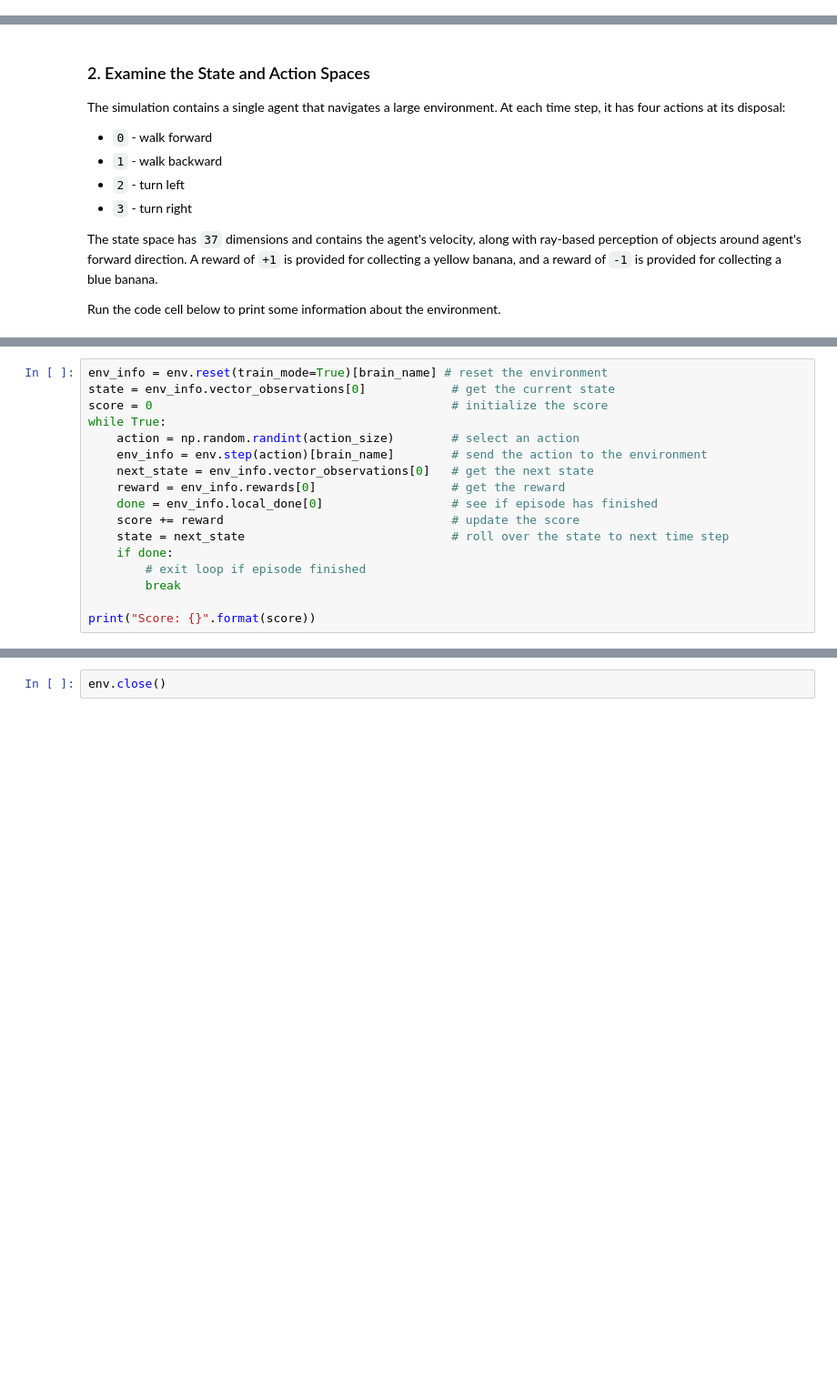
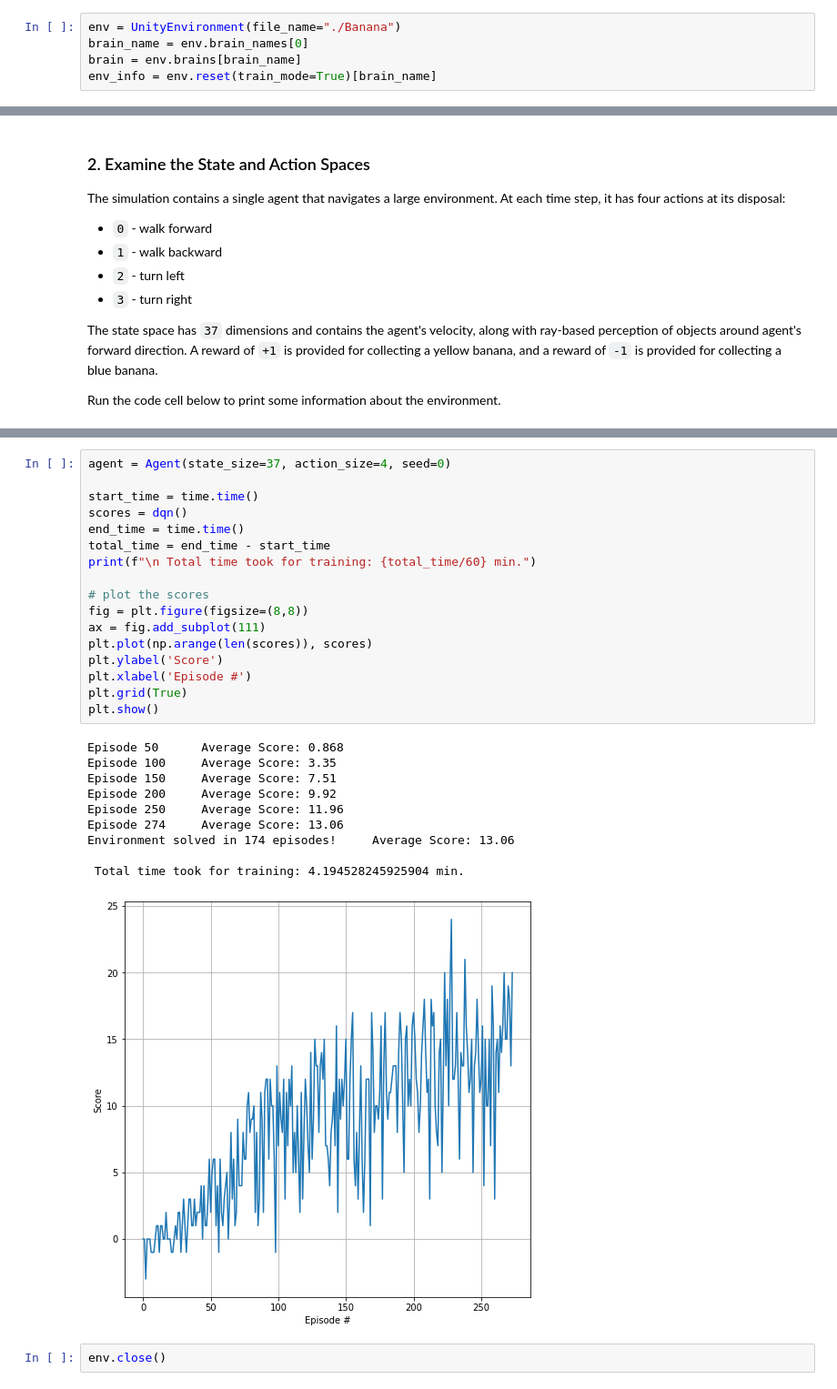
Before and after one commit to Usam95/rl-p1-navigation, a Jupyter notebook: Solution.ipynb, the cells around one changed output, grey strips where cells are left out. Shown at 91% size. Saved outputs shown, nothing was run; the diff lists cells and outputs as text; blank space fills up the shorter version.

Commit message:
completed Solution.ipynb for training of DQN

```diff
--- a/Solution.ipynb
+++ b/Solution.ipynb
@@ -39,0 +24,5 @@ print(len(env.brains))
+# %%
+env = UnityEnvironment(file_name="./Banana")
+brain_name = env.brain_names[0]
+brain = env.brains[brain_name]
+env_info = env.reset(train_mode=True)[brain_name]
@@ -76,17 +81,0 @@ Of course, as part of the project, you'll have to change the code so that the ag
-# %%
-env_info = env.reset(train_mode=True)[brain_name] # reset the environment
-state = env_info.vector_observations[0]            # get the current state
-score = 0                                          # initialize the score
-while True:
-    action = np.random.randint(action_size)        # select an action
-    env_info = env.step(action)[brain_name]        # send the action to the environment
-    next_state = env_info.vector_observations[0]   # get the next state
-    reward = env_info.rewards[0]                   # get the reward
-    done = env_info.local_done[0]                  # see if episode has finished
-    score += reward                                # update the score
-    state = next_state                             # roll over the state to next time step
-    if done:
-        # exit loop if episode finished
-        break
-
-print("Score: {}".format(score))
@@ -95,2 +131,30 @@ When finished, you can close the environment.
+# %%
+agent = Agent(state_size=37, action_size=4, seed=0)
+
+start_time = time.time()
+scores = dqn()
+end_time = time.time()
+total_time = end_time - start_time
+print(f"\n Total time took for training: {total_time/60} min.")
+
+# plot the scores
+fig = plt.figure(figsize=(8,8))
+ax = fig.add_subplot(111)
+plt.plot(np.arange(len(scores)), scores)
+plt.ylabel('Score')
+plt.xlabel('Episode #')
+plt.grid(True)
+plt.show()
+# %% [output]
+Episode 50      Average Score: 0.868
+Episode 100     Average Score: 3.35
+Episode 150     Average Score: 7.51
+Episode 200     Average Score: 9.92
+Episode 250     Average Score: 11.96
+Episode 274     Average Score: 13.06
+Environment solved in 174 episodes!     Average Score: 13.06
+
+ Total time took for training: 4.194528245925904 min.
+[figure, added]
 # %%
 env.close()
```
Also changed, not shown: parts of 12 cells of this notebook, 1 other file.
